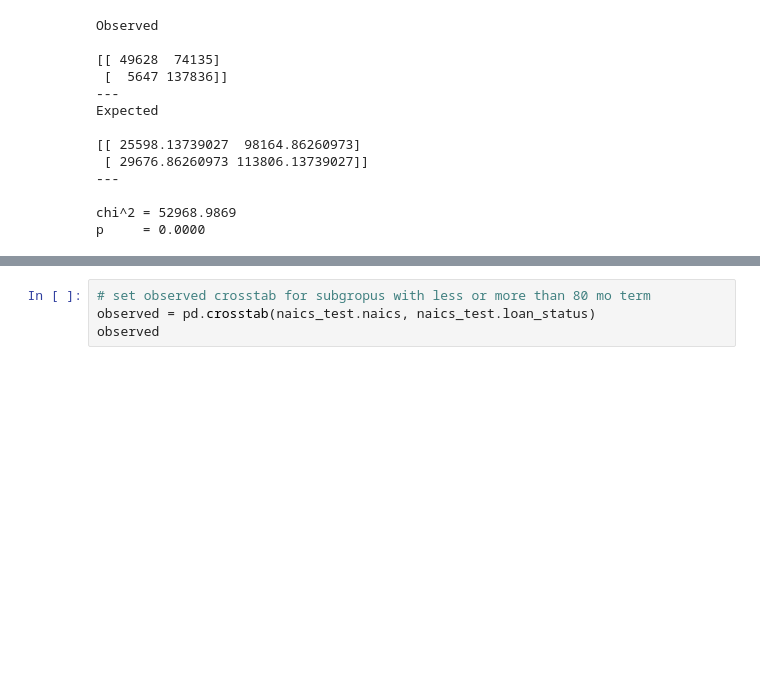
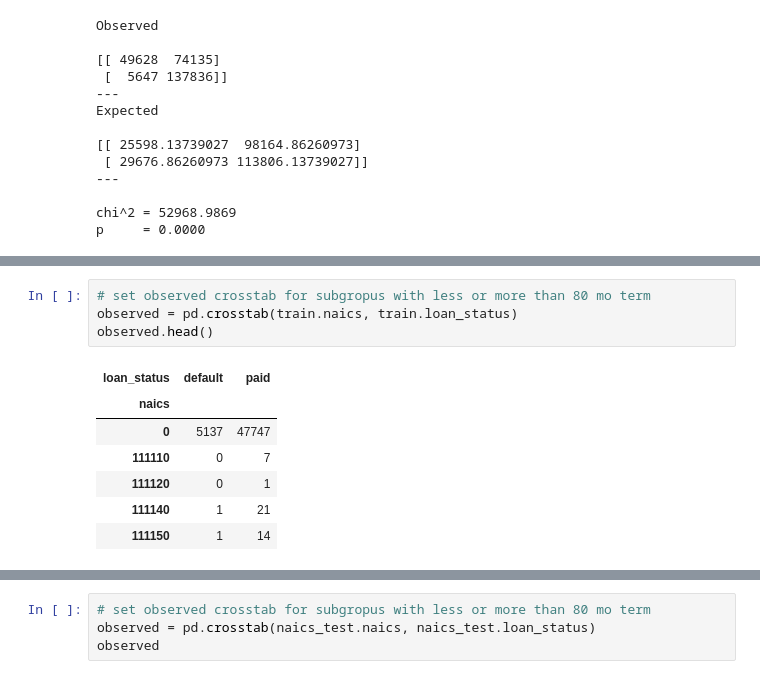
Before and after one commit to kanieladenis/individual_project, a Jupyter notebook: individual_project_sba_loans_working_copy.ipynb, the cells around one changed output, grey strips where cells are left out. Drawn from its saved outputs; the diff is of its cells as text; blank space fills up the shorter version.

```diff
--- a/individual_project_sba_loans_working_copy.ipynb
+++ b/individual_project_sba_loans_working_copy.ipynb
@@ -986,0 +991,12 @@ p     = 0.0000
+# %%
+# set observed crosstab for subgropus with less or more than 80 mo term
+observed = pd.crosstab(train.naics, train.loan_status)
+observed.head()
+# %% [output]
+| loan_status | default | paid |
+| naics |  |  |
+| 0 | 5137 | 47747 |
+| 111110 | 0 | 7 |
+| 111120 | 0 | 1 |
+| 111140 | 1 | 21 |
+| 111150 | 1 | 14 |
```
Also changed, not shown: parts of 73 cells of this notebook, 4 other files.
